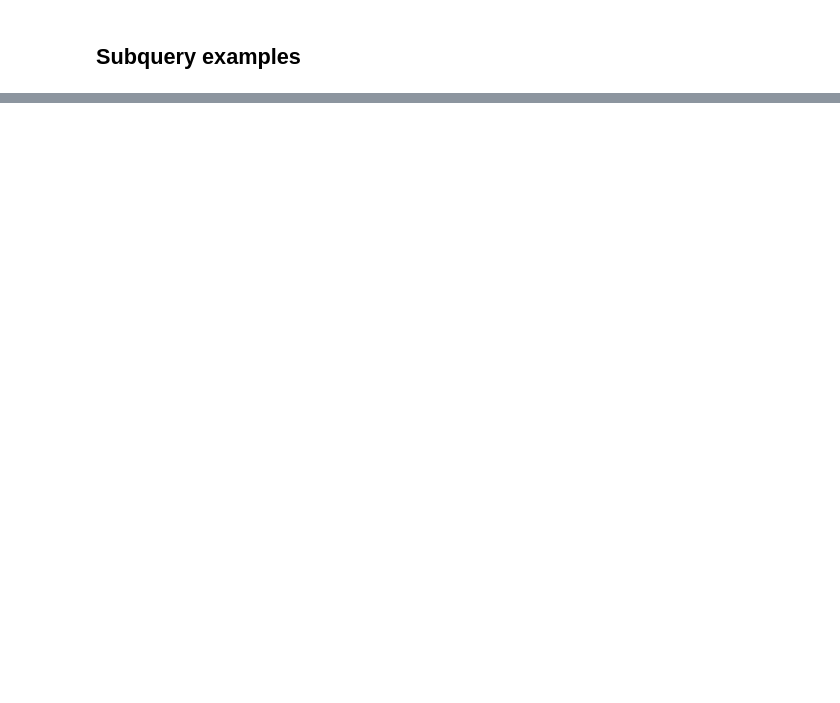
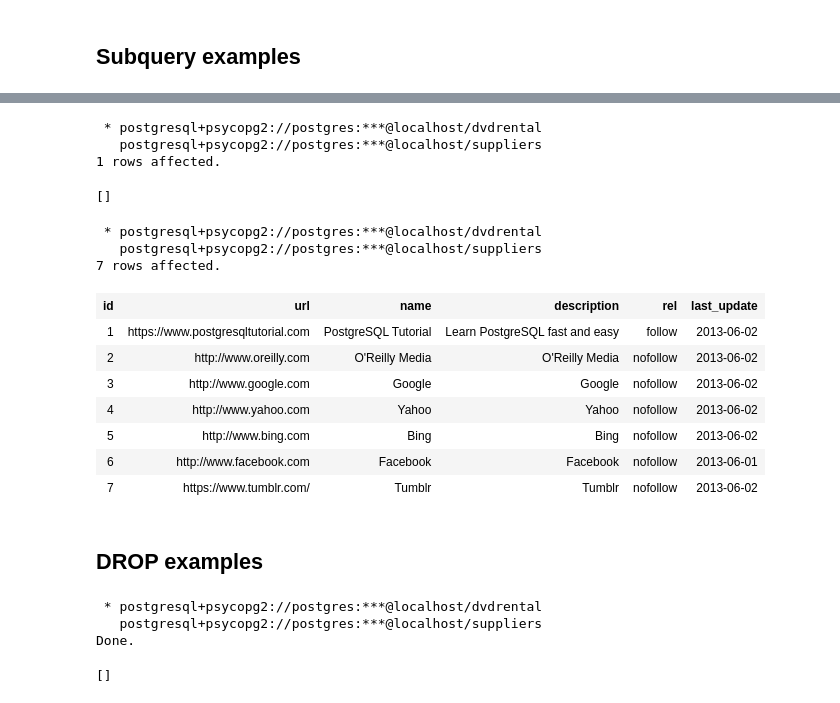
Before and after one commit to nafisa-samia/PostgreSQL-Database-Connection-Using-Python, a Jupyter notebook: Assignment Database Nafisa.ipynb, the cells around one changed output, grey strips where cells are left out. Cells and saved outputs as stored; diff of their text form; code cells hidden in the pictures; blank space fills up the shorter version.

```diff
--- a/Assignment Database Nafisa.ipynb
+++ b/Assignment Database Nafisa.ipynb
@@ -861,0 +1398,34 @@ FETCH FIRST 5 ROW ONLY;
+# %%
+%%sql
+DELETE FROM links
+WHERE id = 8;
+# %% [output]
+ * postgresql+psycopg2://postgres:***@localhost/dvdrental
+   postgresql+psycopg2://postgres:***@localhost/suppliers
+1 rows affected.
+[]
+# %%
+%%sql
+SELECT * FROM links;
+# %% [output]
+ * postgresql+psycopg2://postgres:***@localhost/dvdrental
+   postgresql+psycopg2://postgres:***@localhost/suppliers
+7 rows affected.
+| id | url | name | description | rel | last_update |
+| 1 | https://www.postgresqltutorial.com | PostgreSQL Tutorial | Learn PostgreSQL fast and easy | follow | 2013-06-02 |
+| 2 | http://www.oreilly.com | O'Reilly Media | O'Reilly Media | nofollow | 2013-06-02 |
+| 3 | http://www.google.com | Google | Google | nofollow | 2013-06-02 |
+| 4 | http://www.yahoo.com | Yahoo | Yahoo | nofollow | 2013-06-02 |
+| 5 | http://www.bing.com | Bing | Bing | nofollow | 2013-06-02 |
+| 6 | http://www.facebook.com | Facebook | Facebook | nofollow | 2013-06-01 |
+| 7 | https://www.tumblr.com/ | Tumblr | Tumblr | nofollow | 2013-06-02 |
+# %% [markdown]
+## DROP examples
+# %%
+%%sql
+DROP TABLE links;
+# %% [output]
+ * postgresql+psycopg2://postgres:***@localhost/dvdrental
+   postgresql+psycopg2://postgres:***@localhost/suppliers
+Done.
+[]
```
Also changed, not shown: parts of 65 cells of this notebook.
